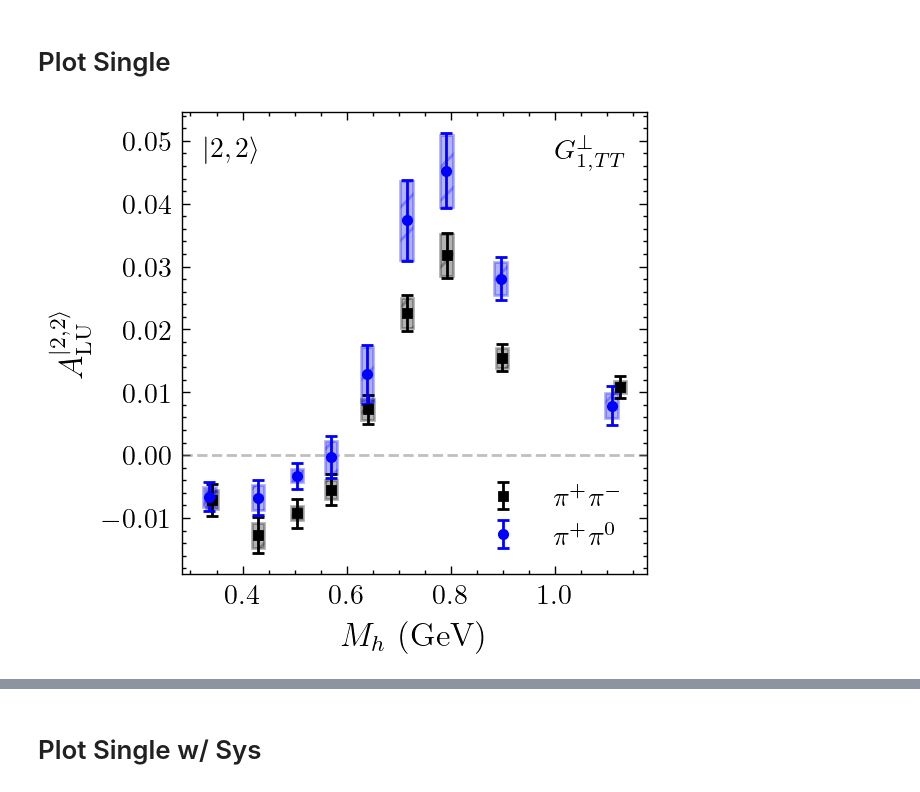
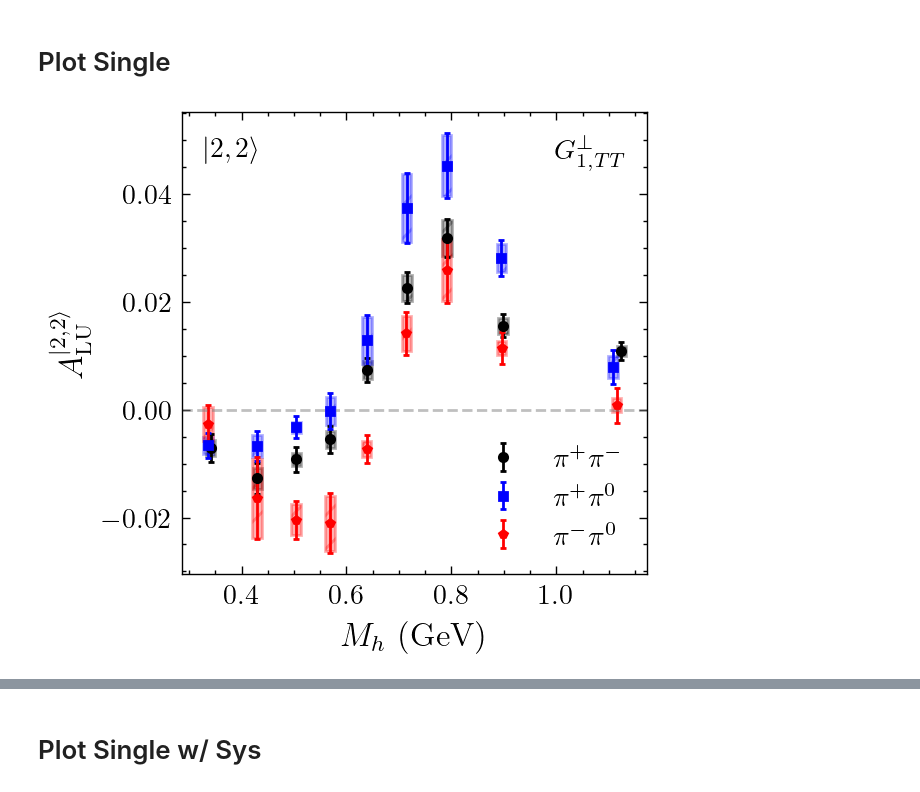
Before and after one commit to Gregtom3/YAPWR, a Jupyter notebook: analysis/playground.ipynb, the cells around one changed output, grey strips where cells are left out. Saved outputs shown, nothing was run; the diff lists cells and outputs as text; code cells hidden in the pictures.

```diff
--- a/analysis/playground.ipynb
+++ b/analysis/playground.ipynb
@@ -12,10 +12,11 @@ import dataloader
 # %%
 path = "../out/full_v0/asymmetry_results.yaml"
 data = dataloader.loadFromYamlPath(path)
-pairs = [{"pair":"piplus_piminus", "label":"$\\pi^+\\pi^-$",    "markerstyle":"s"},
-         {"pair":"piplus_pi0", "label":"$\\pi^+\\pi^0$",    "markerstyle":"o"}]
+pairs = [{"pair":"piplus_piminus"},
+         {"pair":"piplus_pi0"},
+         {"pair":"piminus_pi0"}]
 fig,ax = plt.subplots(1,1,dpi=200,figsize=(3,3))
 asym_plotter.fetchAx(yamlData=data, L=2, M=2, twist=2, series_specs=pairs, ax=ax, show_sys_band=True)
 plt.show()
 # %% [output]
-[figure, old version]
+[figure, new version]
```
Also changed, not shown: parts of 5 cells of this notebook, 1 other file.
